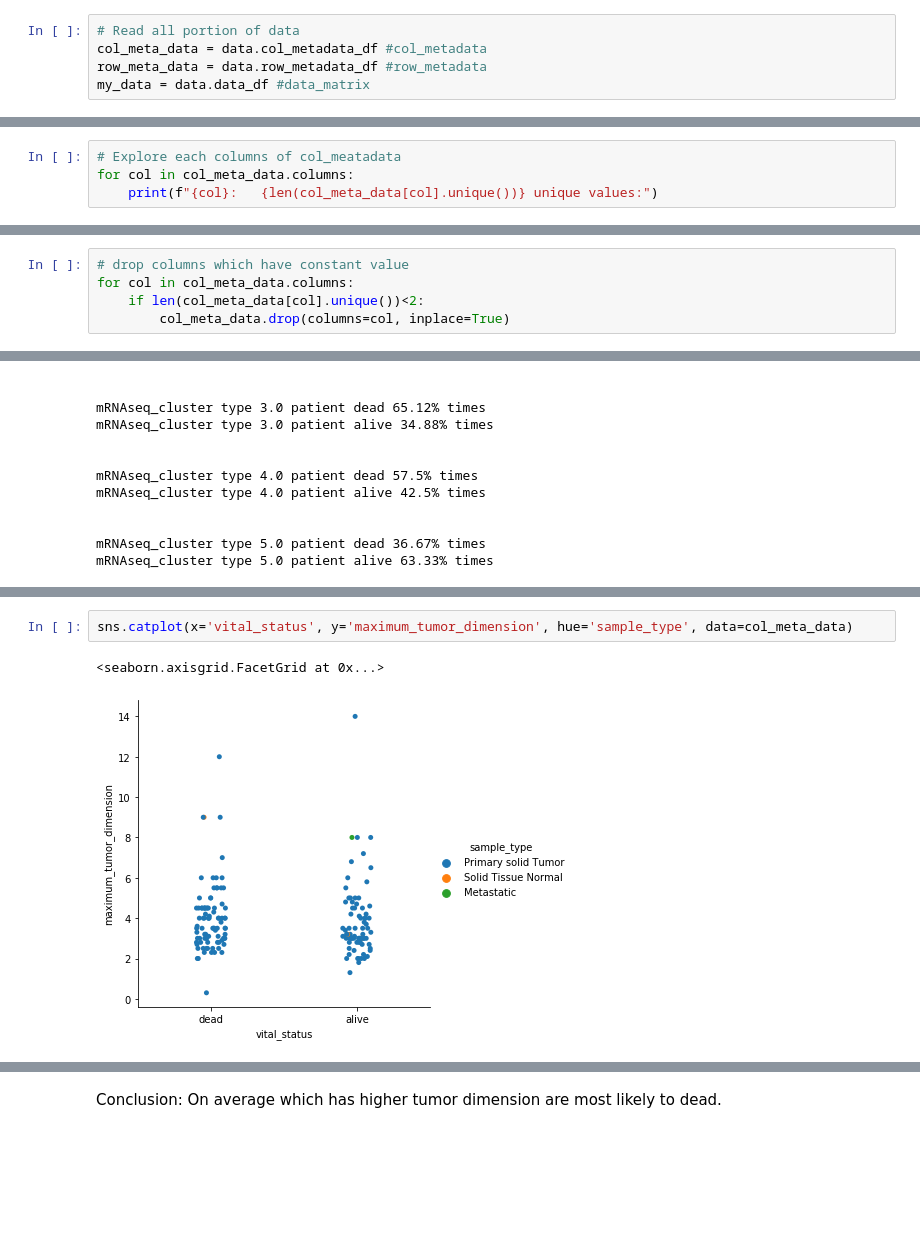
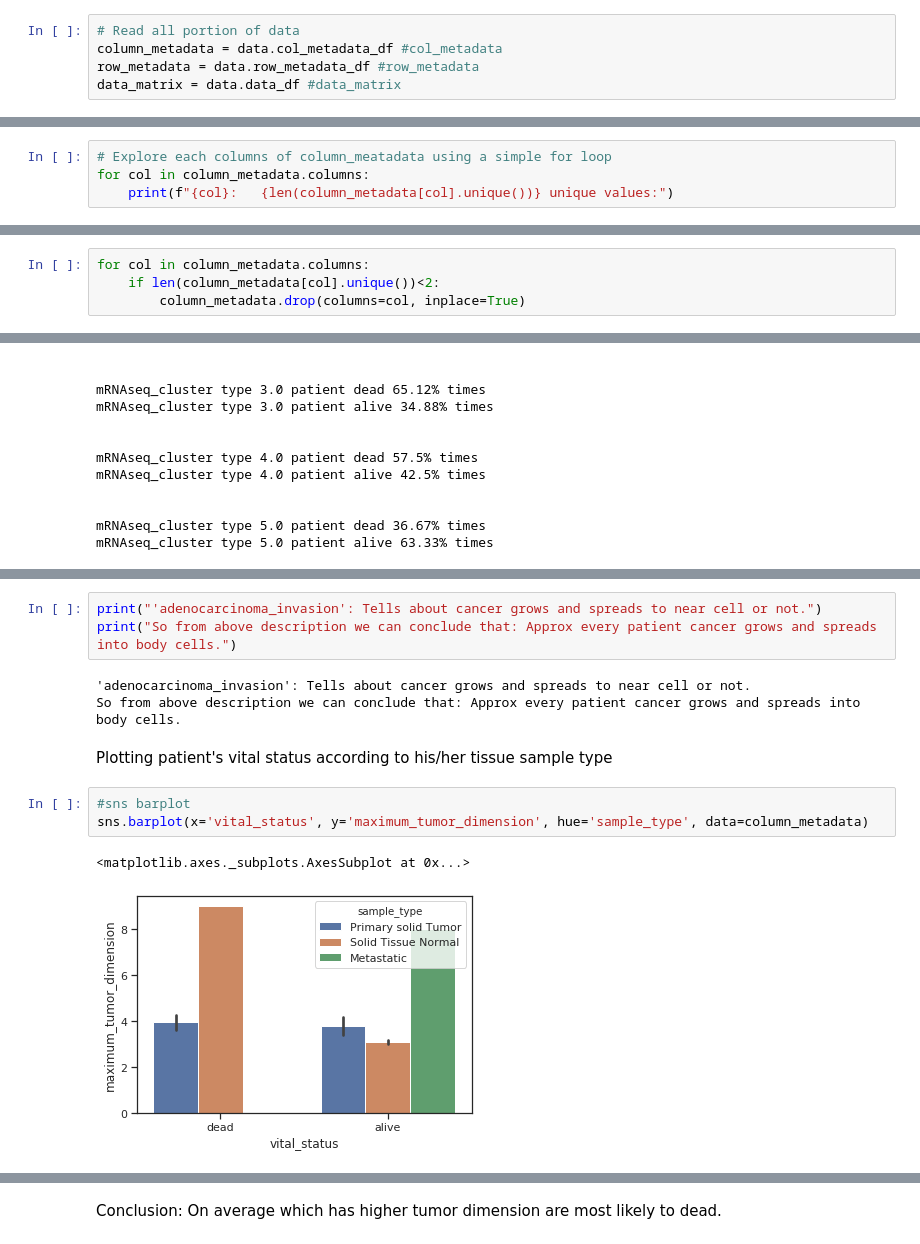
Before and after one commit to kaish114/Elucidata-Assignment-Internship, a Jupyter notebook: Elucidata_Assignment.ipynb, the cells around one changed output, grey strips where cells are left out. Drawn from its saved outputs; the diff is of its cells as text; blank space fills up the shorter version.

```diff
--- a/Elucidata_Assignment.ipynb
+++ b/Elucidata_Assignment.ipynb
@@ -117,8 +121,8 @@ We have:
 # %%
 # Read all portion of data
-col_meta_data = data.col_metadata_df #col_metadata
-row_meta_data = data.row_metadata_df #row_metadata
-my_data = data.data_df #data_matrix
+column_metadata = data.col_metadata_df #col_metadata
+row_metadata = data.row_metadata_df #row_metadata
+data_matrix = data.data_df #data_matrix
 # %% [markdown]
 Considering only Columns meta data
 # %%
@@ -154,7 +226,7 @@ Total 86 columns have missing value, and Total 9659 missing values in dataset
 # %%
-# Explore each columns of col_meatadata
-for col in col_meta_data.columns:
-    print(f"{col}:   {len(col_meta_data[col].unique())} unique values:")
+# Explore each columns of column_meatadata using a simple for loop
+for col in column_metadata.columns:
+    print(f"{col}:   {len(column_metadata[col].unique())} unique values:")
 # %% [output]
 participant_id:   178 unique values:
 sample_type:   3 unique values:
@@ -176,5 +261,4 @@ year_of_tobacco_smoking_onset:   31 unique values:
 # %%
-# drop columns which have constant value
-for col in col_meta_data.columns:
-    if len(col_meta_data[col].unique())<2:
-        col_meta_data.drop(columns=col, inplace=True)
+for col in column_metadata.columns:
+    if len(column_metadata[col].unique())<2:
+        column_metadata.drop(columns=col, inplace=True)
@@ -314,6 +496,15 @@ Approx every patient cancer grows and spreads into body cells.
+# %%
+print("'adenocarcinoma_invasion': Tells about cancer grows and spreads to near cell or not.")
+print("So from above description we can conclude that: Approx every patient cancer grows and spreads into body cells.")
+# %% [output]
+'adenocarcinoma_invasion': Tells about cancer grows and spreads to near cell or not.
+So from above description we can conclude that: Approx every patient cancer grows and spreads into body cells.
+# %% [markdown]
+Plotting patient's vital status according to his/her tissue sample type
 # %%
-sns.catplot(x='vital_status', y='maximum_tumor_dimension', hue='sample_type', data=col_meta_data)
+#sns barplot
+sns.barplot(x='vital_status', y='maximum_tumor_dimension', hue='sample_type', data=column_metadata)
 # %% [output]
-<seaborn.axisgrid.FacetGrid at 0x...>
+<matplotlib.axes._subplots.AxesSubplot at 0x...>
-[figure, old version]
+[figure, new version]
 # %%
```
Also changed, not shown: parts of 44 cells of this notebook.
